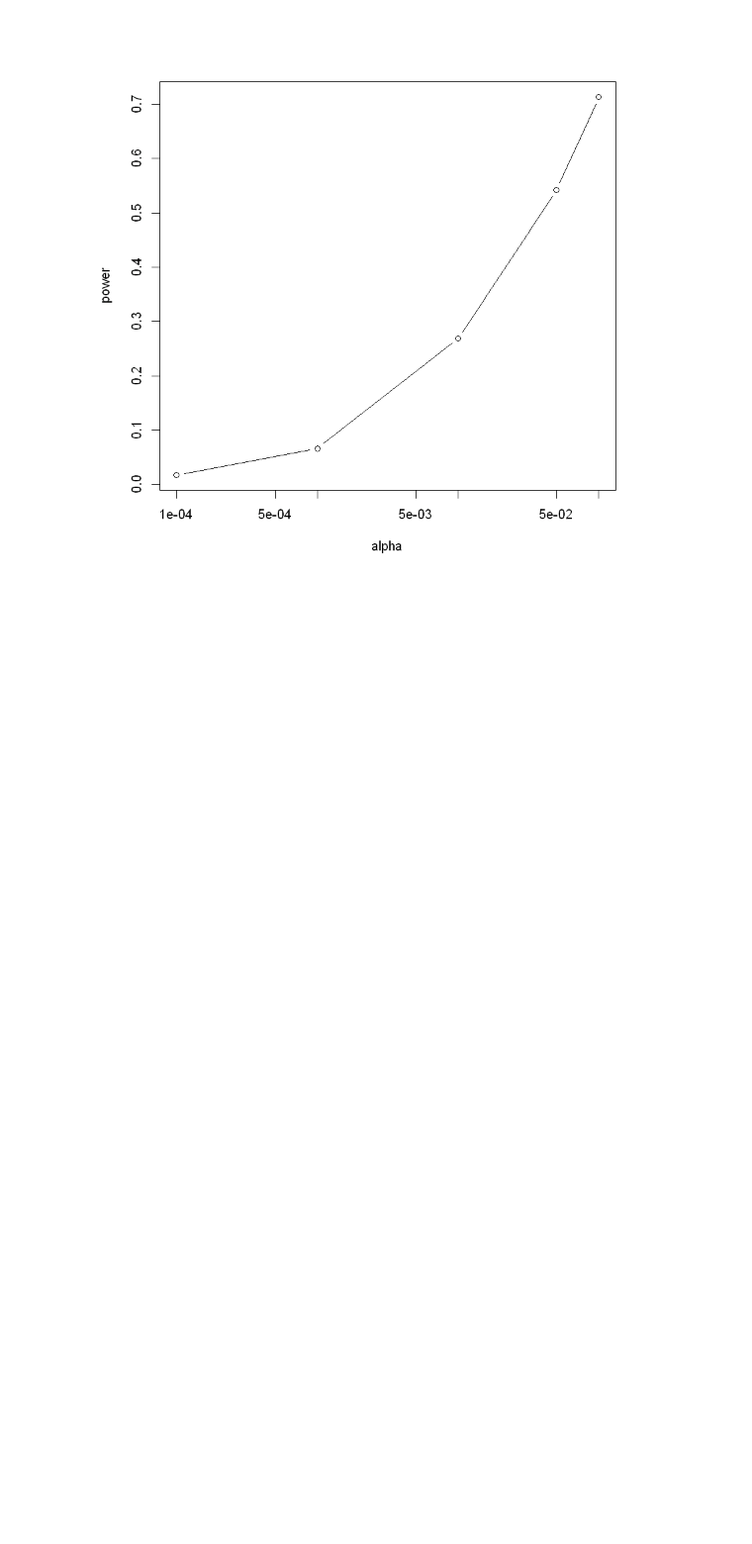
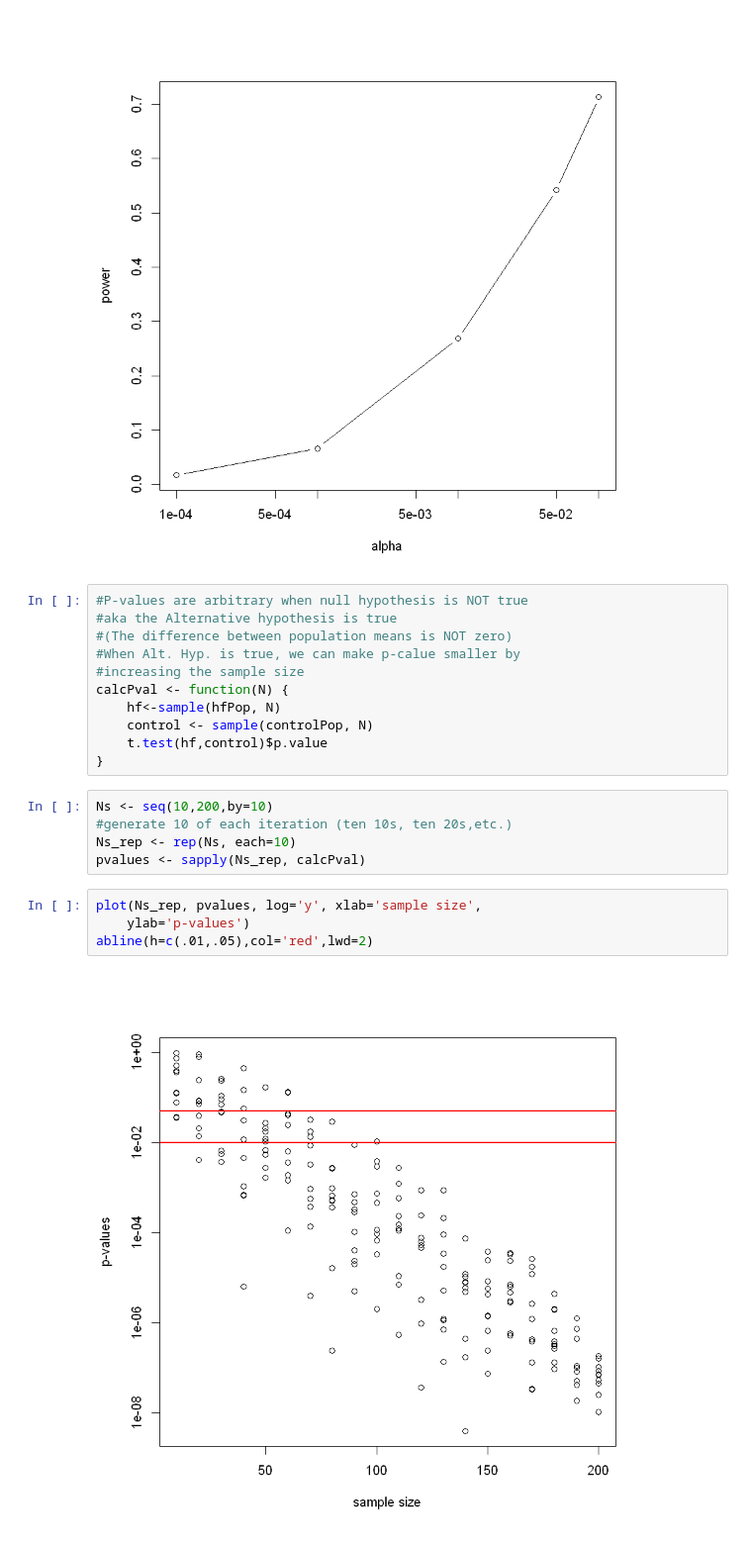
Before and after one commit to nsrchemie/Learning-R, a Jupyter notebook: PowerCalculationsMice.ipynb, the cells around one changed output. Shown: that part at 99% size. Drawn from its saved outputs; the diff is of its cells as text; blank space fills up the shorter version.

```diff
--- a/PowerCalculationsMice.ipynb
+++ b/PowerCalculationsMice.ipynb
@@ -84,3 +84,25 @@ power <- sapply(alphas, function(alpha){
 plot(alphas,power,xlab='alpha', type='b',log='x')
 # %% [output]
 [figure]
+# %%
+#P-values are arbitrary when null hypothesis is NOT true
+#aka the Alternative hypothesis is true
+#(The difference between population means is NOT zero)
+#When Alt. Hyp. is true, we can make p-calue smaller by
+#increasing the sample size
+calcPval <- function(N) {
+    hf<-sample(hfPop, N)
+    control <- sample(controlPop, N)
+    t.test(hf,control)$p.value
+}
+# %%
+Ns <- seq(10,200,by=10)
+#generate 10 of each iteration (ten 10s, ten 20s,etc.)
+Ns_rep <- rep(Ns, each=10)
+pvalues <- sapply(Ns_rep, calcPval)
+# %%
+plot(Ns_rep, pvalues, log='y', xlab='sample size',
+    ylab='p-values')
+abline(h=c(.01,.05),col='red',lwd=2)
+# %% [output]
+[figure, added]
```
Also changed, not shown: parts of 3 cells of this notebook.
